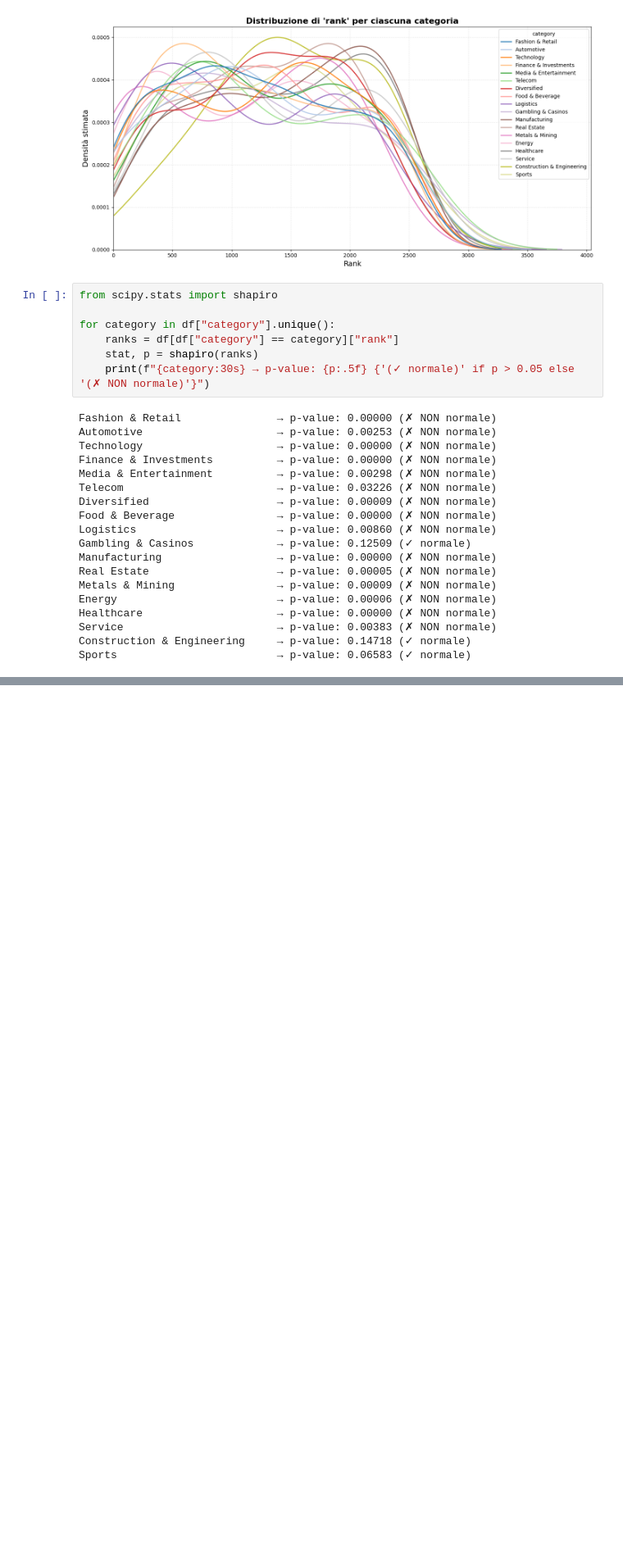
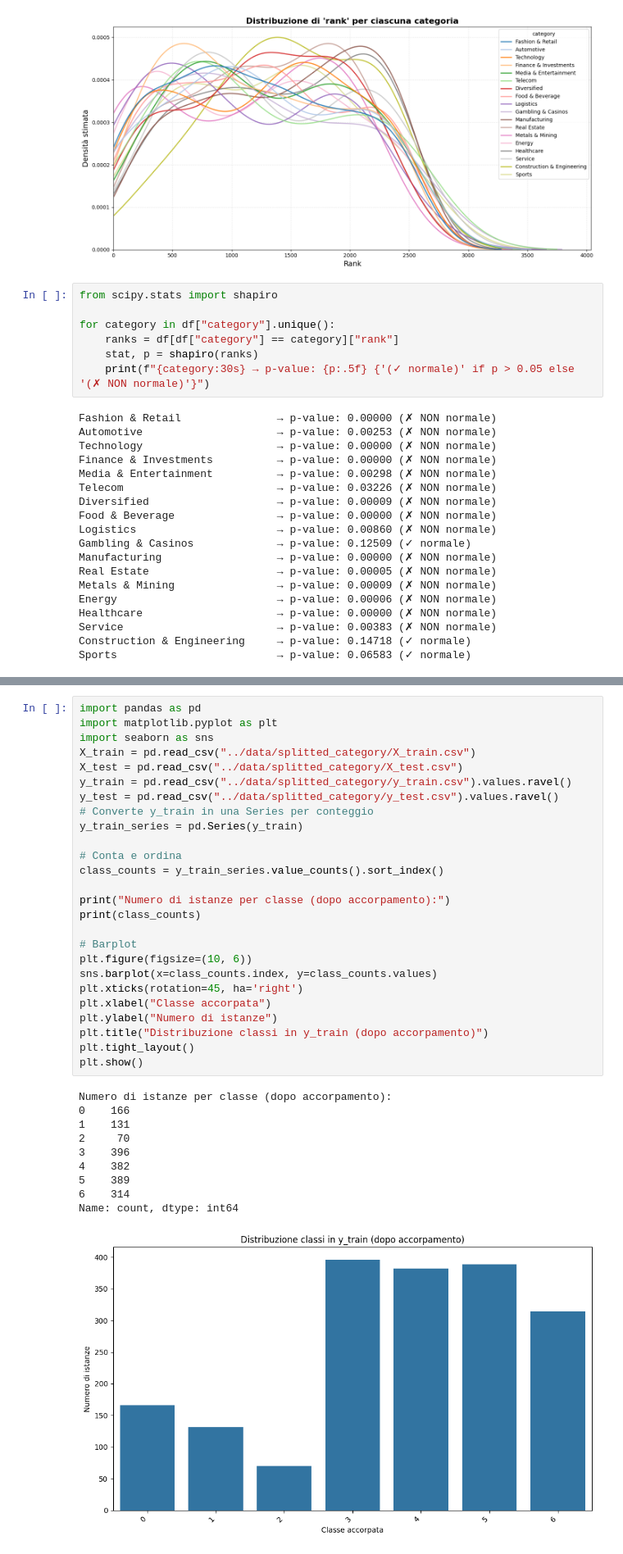
Before and after one commit to angelopaldino/progetto-data-mining, a Jupyter notebook: notebooks/utility.ipynb, the cells around one changed output, grey strips where cells are left out. Shown at 82% size. Drawn from its saved outputs; the diff is of its cells as text; blank space fills up the shorter version.

```diff
--- a/notebooks/utility.ipynb
+++ b/notebooks/utility.ipynb
@@ -122,0 +163,37 @@ Sports                         → p-value: 0.06583 (✓ normale)
+# %%
+import pandas as pd
+import matplotlib.pyplot as plt
+import seaborn as sns
+X_train = pd.read_csv("../data/splitted_category/X_train.csv")
+X_test = pd.read_csv("../data/splitted_category/X_test.csv")
+y_train = pd.read_csv("../data/splitted_category/y_train.csv").values.ravel()
+y_test = pd.read_csv("../data/splitted_category/y_test.csv").values.ravel()
+# Converte y_train in una Series per conteggio
+y_train_series = pd.Series(y_train)
+
+# Conta e ordina
+class_counts = y_train_series.value_counts().sort_index()
+
+print("Numero di istanze per classe (dopo accorpamento):")
+print(class_counts)
+
+# Barplot
+plt.figure(figsize=(10, 6))
+sns.barplot(x=class_counts.index, y=class_counts.values)
+plt.xticks(rotation=45, ha='right')
+plt.xlabel("Classe accorpata")
+plt.ylabel("Numero di istanze")
+plt.title("Distribuzione classi in y_train (dopo accorpamento)")
+plt.tight_layout()
+plt.show()
+# %% [output]
+Numero di istanze per classe (dopo accorpamento):
+0    166
+1    131
+2     70
+3    396
+4    382
+5    389
+6    314
+Name: count, dtype: int64
+[figure, added]
```
Also changed, not shown: parts of 1 cell of this notebook, 8 other files.
